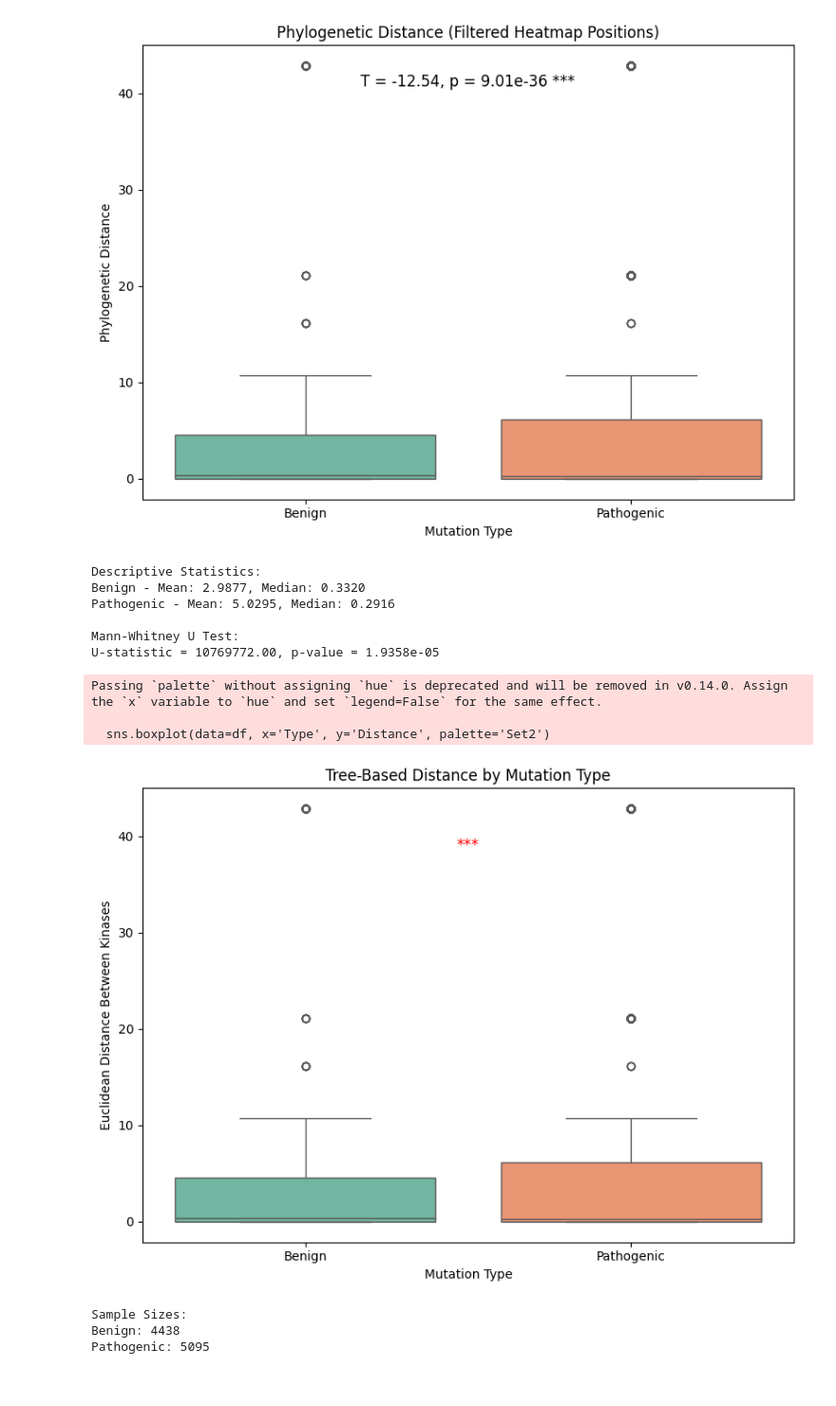
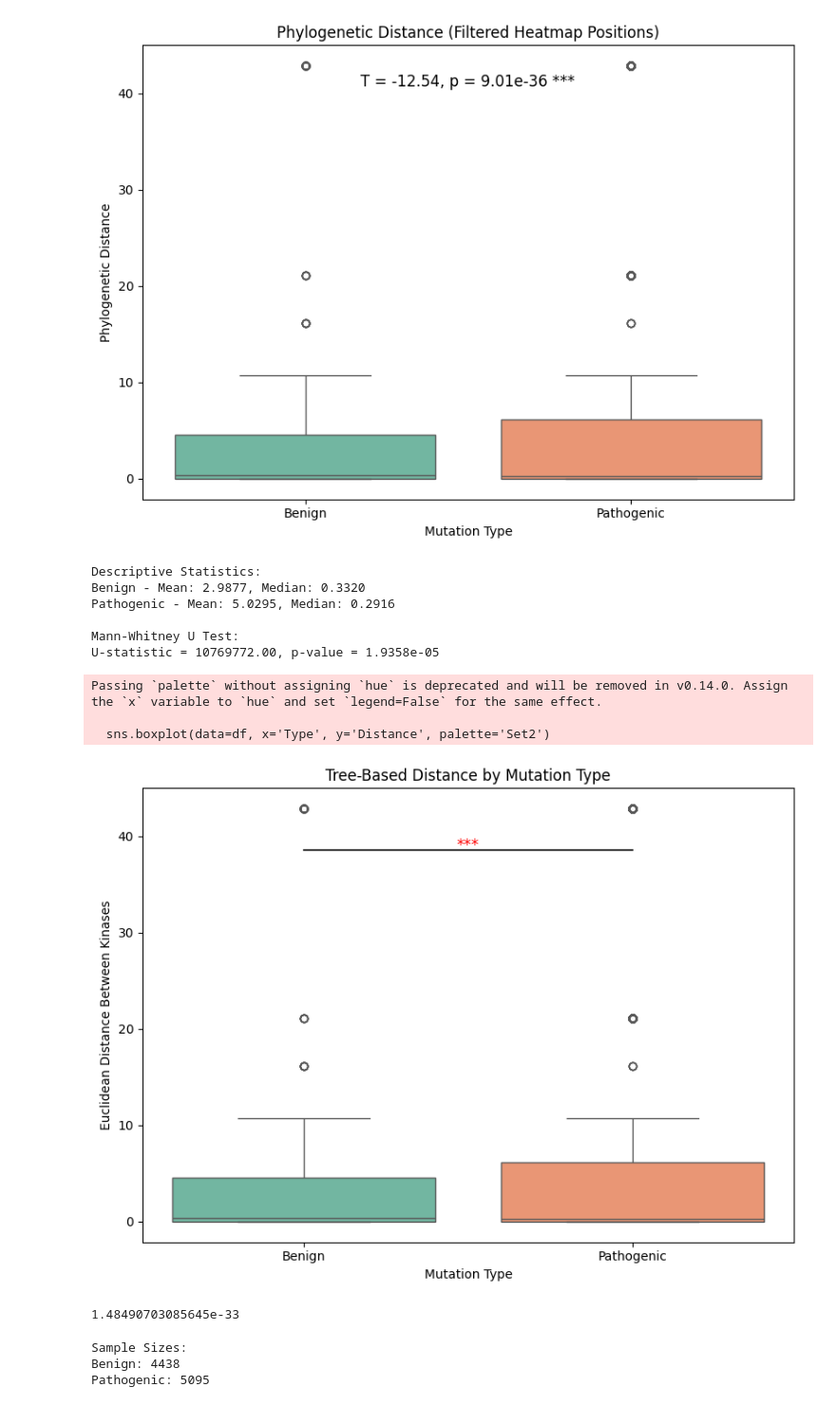
Before and after one commit to annabelrice30/Annabel-BSc-Project, a Jupyter notebook: Phylogenetic Distances/Phylogenetic distances.ipynb, the cells around one changed output. Shown: that part at 95% size. Saved outputs shown, nothing was run; the diff lists cells and outputs as text; code cells hidden in the pictures.

```diff
--- a/Phylogenetic Distances/Phylogenetic distances.ipynb
+++ b/Phylogenetic Distances/Phylogenetic distances.ipynb
@@ -209,43 +209,46 @@ u_stat, mw_p_val = mannwhitneyu(benign, pathogenic, alternative='two-sided')
 print("\nMann-Whitney U Test:")
 print(f"U-statistic = {u_stat:.2f}, p-value = {mw_p_val:.4e}")
 
-t_stat, p_val = ttest_ind(benign, pathogenic, equal_var=False)
+t_stat, p_val = ttest_ind(benign, pathogenic, equal_var=True)
 
 # Plot
 plt.figure(figsize=(8, 6))
 sns.boxplot(data=df, x='Type', y='Distance', palette='Set2')
 plt.title('Tree-Based Distance by Mutation Type')
 plt.ylabel('Euclidean Distance Between Kinases')
 plt.xlabel('Mutation Type')
 
 # Determine significance label
 significance = ""
 if p_val < 0.001:
     significance = "***"
 elif p_val < 0.01:
     significance = "**"
 elif p_val < 0.05:
     significance = "*"
 
-# Annotate with stats and significance
-plt.text(0.5, df_distances['Distance'].max() * 0.9,
-         f"{significance}",
-         ha='center', fontsize=12, color="red")
+# Add line and significance annotation
+y_sig = df["Distance"].max() * 0.9
+plt.plot([0, 1], [y_sig, y_sig], color='black', linewidth=1.2)
+plt.text(0.5, y_sig + 0.01, f"{significance}", ha='center', fontsize=12, color="red")
+
 
 plt.tight_layout()
 plt.savefig(output_path, dpi=300)
 plt.show()
+print(p_val)
 # %% [output]
 Descriptive Statistics:
 Benign - Mean: 2.9877, Median: 0.3320
 Pathogenic - Mean: 5.0295, Median: 0.2916
 
 Mann-Whitney U Test:
 U-statistic = 10769772.00, p-value = 1.9358e-05
 Passing `palette` without assigning `hue` is deprecated and will be removed in v0.14.0. Assign the `x` variable to `hue` and set `legend=False` for the same effect.
 
   sns.boxplot(data=df, x='Type', y='Distance', palette='Set2')
-[figure, old version]
+[figure, new version]
+1.48490703085645e-33
 # %%
 # Sample sizes
 benign_n = len(benign)
```
Also changed, not shown: 2 other files.
